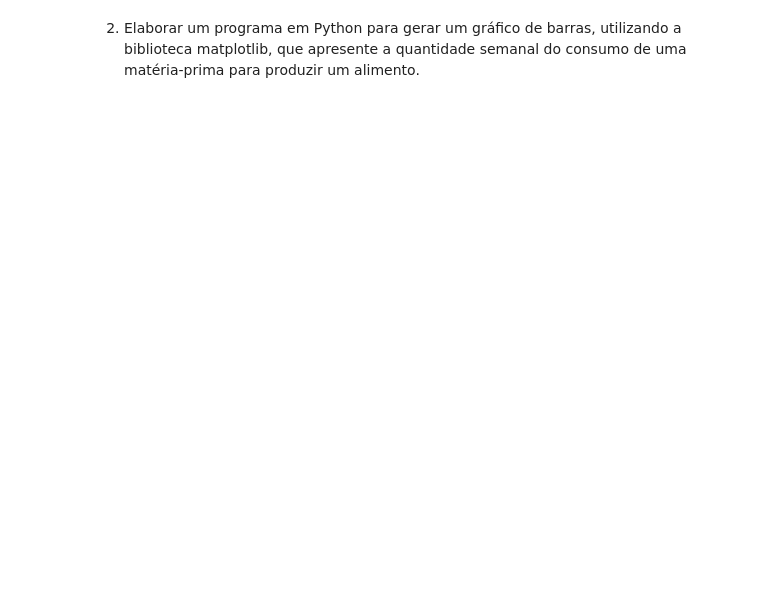
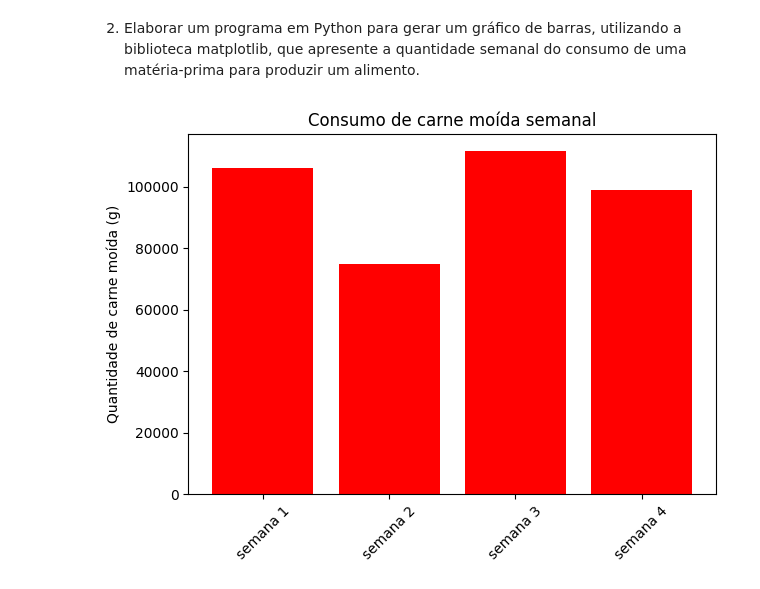
Before and after one commit to Kaua281/AvaPythonFunc-es, a Jupyter notebook: Respostas.ipynb, the cells around one changed output. Drawn from its saved outputs; the diff is of its cells as text; code cells hidden in the pictures; blank space fills up the shorter version.

Commit message:
feat: Resolução da segunda questão

```diff
--- a/Respostas.ipynb
+++ b/Respostas.ipynb
@@ -129,2 +141,71 @@ testar_lista_de_funcoes(funcoes_segundo_grau)
 # %% [markdown]
 2. Elaborar um programa em Python para gerar um gráfico de barras, utilizando a biblioteca matplotlib, que apresente a quantidade semanal do consumo de uma matéria-prima para produzir um alimento.
+# %%
+import matplotlib.pyplot as plt
+
+
+mes = [
+    [
+        ('Segunda-feira', 20, 12000),
+        ('Terça-feira', 25, 15000),
+        ('Quarta-feira', 22, 13200),
+        ('Quinta-feira', 21, 18000),
+        ('Sexta-feira', 35, 1000),
+        ('Sábado', 40, 24000),
+        ('Domingo', 38, 22800)
+    ],
+    [
+        ('Segunda-feira', 16, 800),
+        ('Terça-feira', 28, 600),
+        ('Quarta-feira', 19, 13800),
+        ('Quinta-feira', 17, 15600),
+        ('Sexta-feira', 37, 22200),
+        ('Sábado', 42, 200),
+        ('Domingo', 36, 21600)
+    ],
+    [
+        ('Segunda-feira', 23, 15600),
+        ('Terça-feira', 32, 9200),
+        ('Quarta-feira', 18, 2600),
+        ('Quinta-feira', 20, 16800),
+        ('Sexta-feira', 33, 19800),
+        ('Sábado', 38, 23400),
+        ('Domingo', 40, 24000)
+    ],
+    [
+        ('Segunda-feira', 19, 1400),
+        ('Terça-feira', 24, 14400),
+        ('Quarta-feira', 21, 2600),
+        ('Quinta-feira', 20, 14400),
+        ('Sexta-feira', 34, 20400),
+        ('Sábado', 39, 23400),
+        ('Domingo', 37, 22200)
+    ]
+]
+def extrairDadosSemanais(semana):
+    TotalLasanhasVendidas = []
+    CarneMoida = []
+    CarneMoidaDaSemana = 0
+    for tupla in semana:
+        quantidade_lasanha = tupla[1]
+        quantidade_carne_moida = tupla[2]
+        TotalLasanhasVendidas.append(quantidade_lasanha)
+        CarneMoida.append(quantidade_carne_moida)
+        CarneMoidaDaSemana += quantidade_carne_moida
+    return TotalLasanhasVendidas, CarneMoida, CarneMoidaDaSemana
+def dadosDoMes():
+    listaTotalCarneMoidaSemanal = []
+    for semana in mes:
+        QntddLasanha, CarneMoida, totalCarneMoidaSemanal = extrairDadosSemanais(semana)
+        listaTotalCarneMoidaSemanal.append(totalCarneMoidaSemanal)
+    return listaTotalCarneMoidaSemanal
+
+listaTotalCarneMoidaSemanal = dadosDoMes()
+plt.bar(["semana 1", "semana 2", "semana 3", "semana 4"], listaTotalCarneMoidaSemanal, color='r')
+plt.ylabel('Quantidade de carne moída (g)')
+plt.title('Consumo de carne moída semanal')
+plt.xticks(rotation=45) # Rotaciona os rótulos do eixo x para melhor visualização
+plt.tight_layout()
+plt.show()
+# %% [output]
+[figure, added]
```
Also changed, not shown: parts of 5 cells of this notebook, 1 other file.
